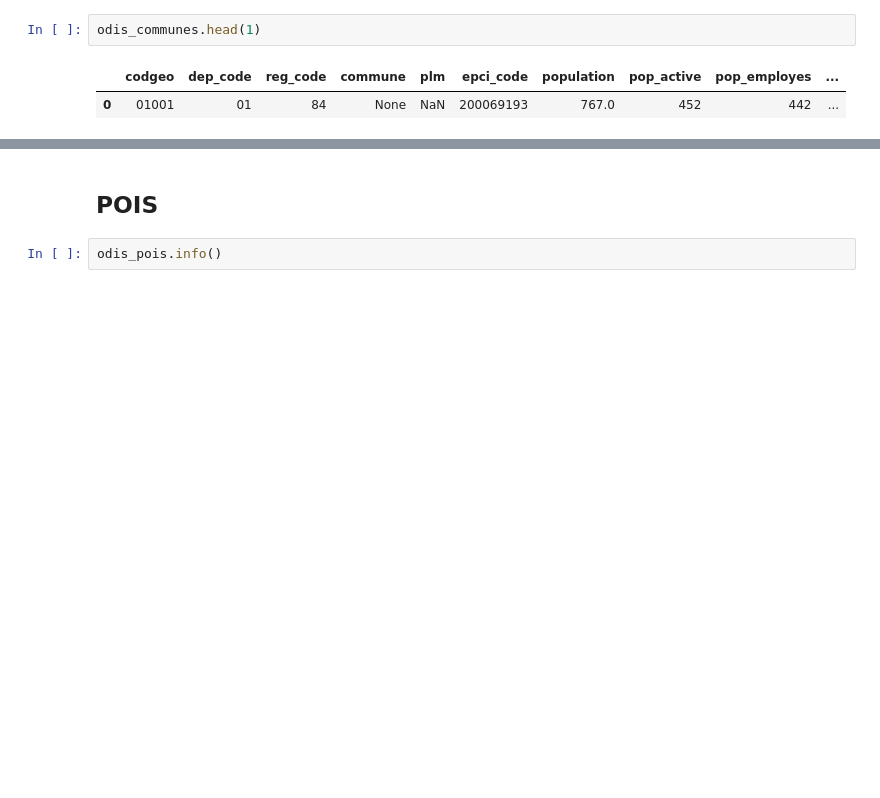
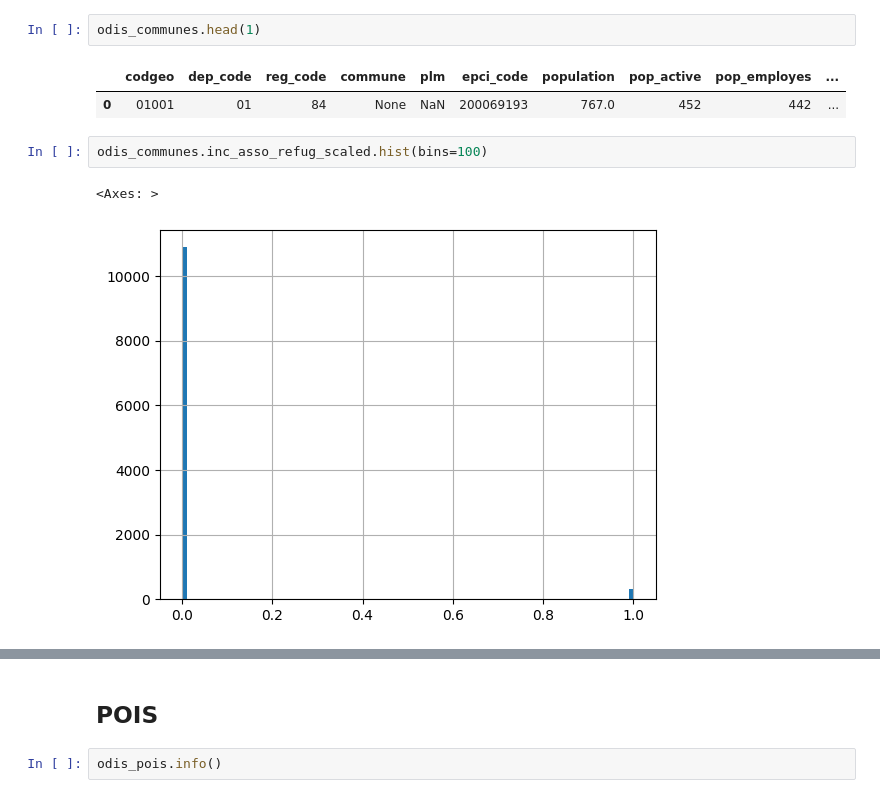
Before and after one commit to jbesan/13_odis_stream2, a Jupyter notebook: notebooks/odis_check_data.ipynb, the cells around one changed output, grey strips where cells are left out. Cells and saved outputs as stored; diff of their text form; blank space fills up the shorter version.

```diff
--- a/notebooks/odis_check_data.ipynb
+++ b/notebooks/odis_check_data.ipynb
@@ -66,3 +65,8 @@ odis_communes.head(1)
 # %% [output]
 |  | codgeo | dep_code | reg_code | commune | plm | epci_code | population | pop_active | pop_employes | ... |
 | 0 | 01001 | 01 | 84 | None | NaN | 200069193 | 767.0 | 452 | 442 | ... |
+# %%
+odis_communes.inc_asso_refug_scaled.hist(bins=100)
+# %% [output]
+<Axes: >
+[figure, added]
```
Also changed, not shown: parts of 8 cells of this notebook, 14 other files.
